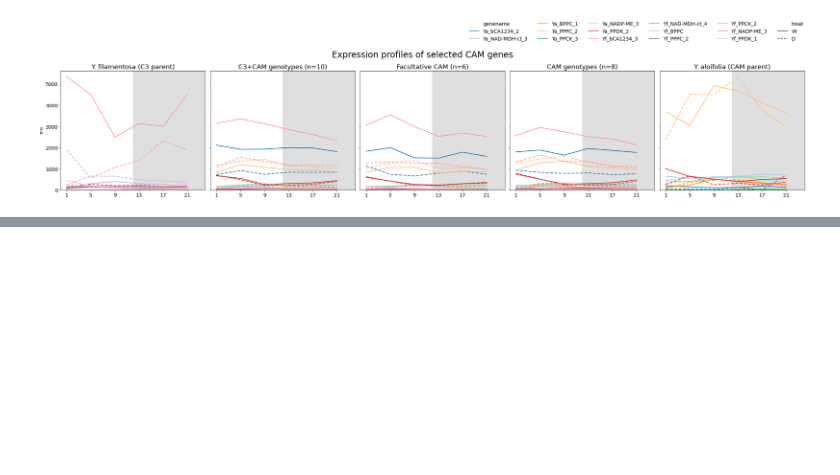
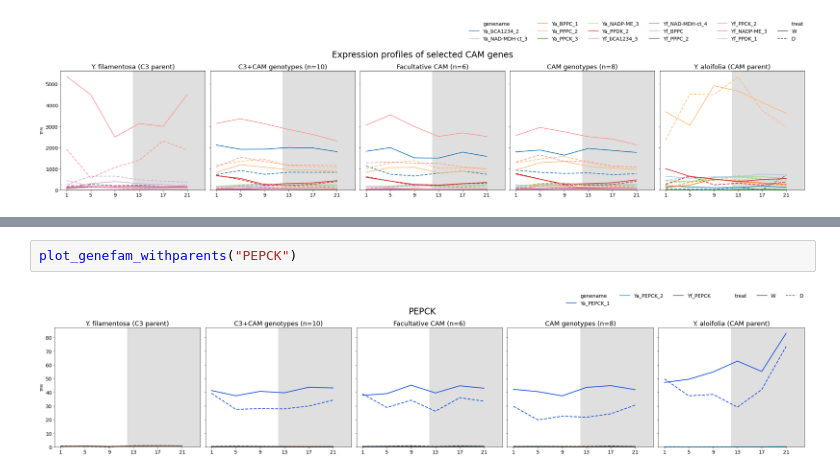
Before and after one commit to achpardo/yucca-genomics, a Jupyter notebook: masigpro/CAM_TS_genes.ipynb, the cells around one changed output, grey strips where cells are left out. Saved outputs shown, nothing was run; the diff lists cells and outputs as text; blank space fills up the shorter version.

```diff
--- a/masigpro/CAM_TS_genes.ipynb
+++ b/masigpro/CAM_TS_genes.ipynb
@@ -1179,0 +1180,4 @@ plot_genefam_withparents("NADP-ME")
+# %%
+plot_genefam_withparents("PEPCK")
+# %% [output]
+[figure, added]
```
Also changed, not shown: parts of 34 cells of this notebook.
